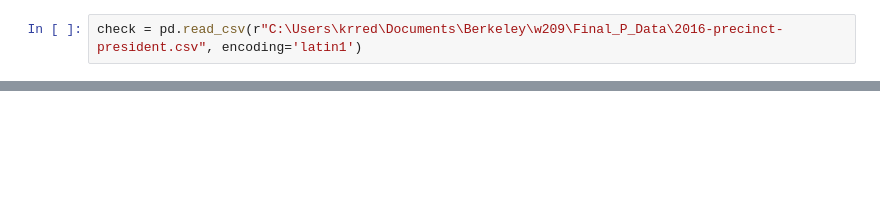
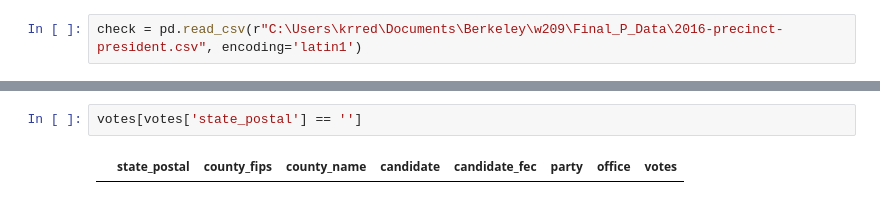
Before and after one commit to kredfield/W209_Final_Project, a Jupyter notebook: Final_Project_DataGen.ipynb, the cells around one changed output, grey strips where cells are left out. Cells and saved outputs as stored; diff of their text form; blank space fills up the shorter version.

```diff
--- a/Final_Project_DataGen.ipynb
+++ b/Final_Project_DataGen.ipynb
@@ -81,3 +186,7 @@ votes.head()
+# %%
+votes[votes['state_postal'] == '']
+# %% [output]
+|  | state_postal | county_fips | county_name | candidate | candidate_fec | party | office | votes |
 # %%
 county_donations_tot = donations.groupby(['county_fips','CMTE_PTY_AFFILIATION'])['total_donations'].sum().reset_index()
 county_donations_cnt = donations.groupby(['county_fips','CMTE_PTY_AFFILIATION'])['donation_count'].sum().reset_index()
```
Also changed, not shown: parts of 18 cells of this notebook, 1 other file.
